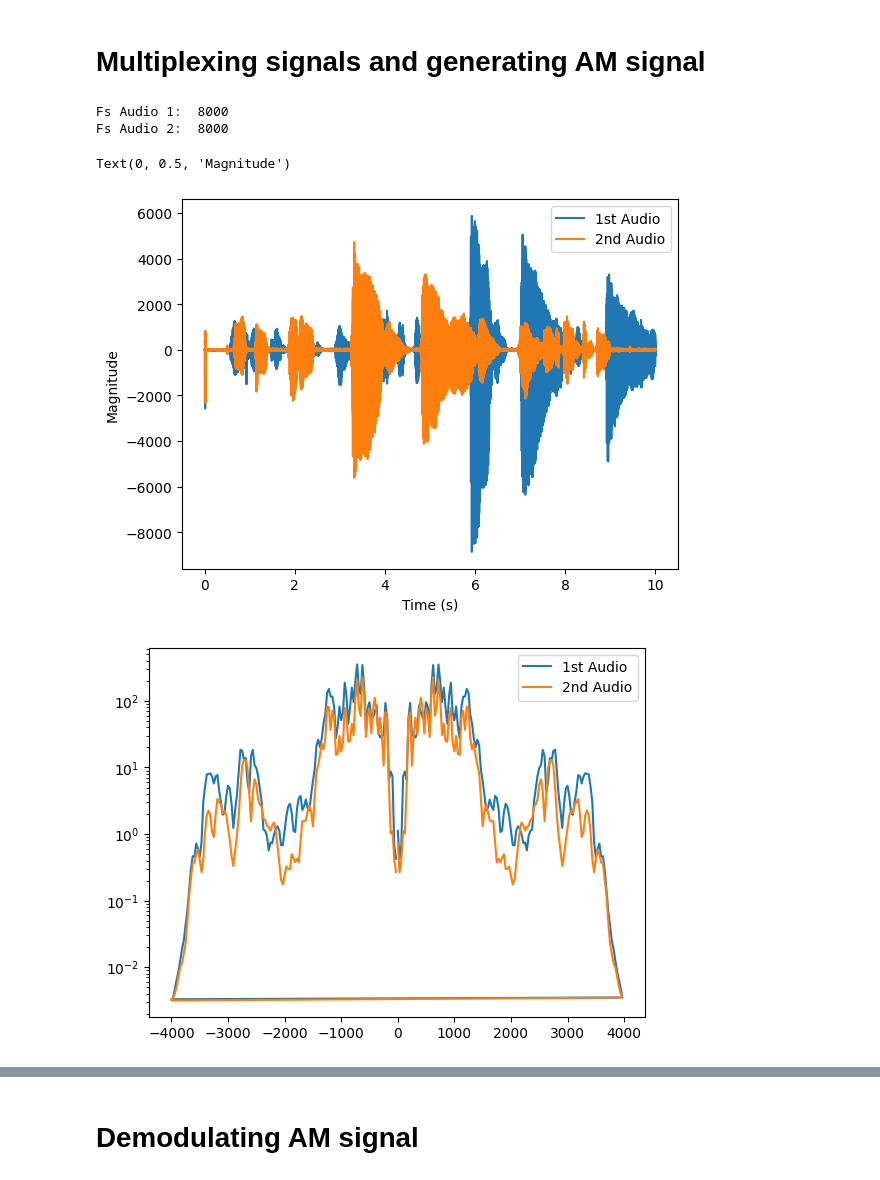
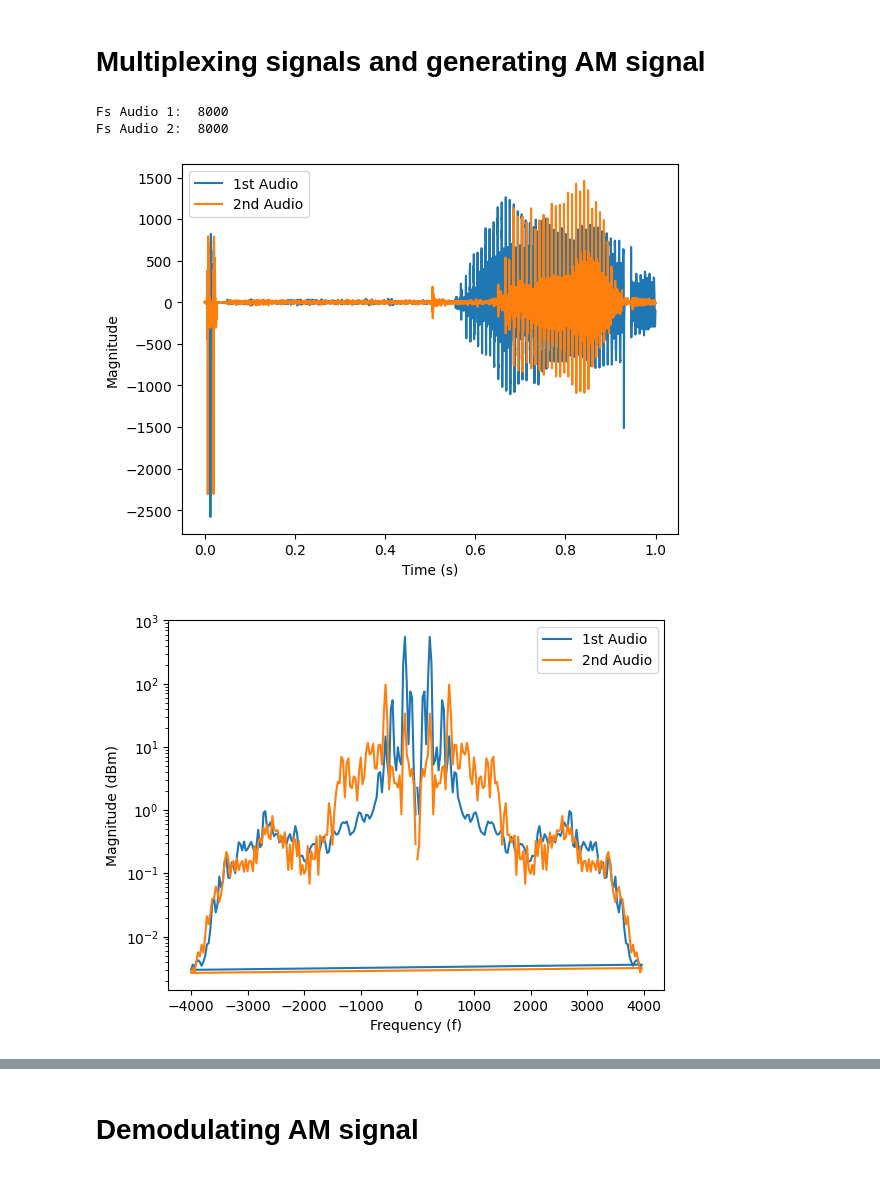
Before and after one commit to cleversonahum/digital_transmission_codes, a Jupyter notebook: codes/am-exercise-1.ipynb, the cells around one changed output, grey strips where cells are left out. Drawn from its saved outputs; the diff is of its cells as text; code cells hidden in the pictures.

```diff
--- a/codes/am-exercise-1.ipynb
+++ b/codes/am-exercise-1.ipynb
@@ -10,21 +10,21 @@ import wave as wv
 # %%
 [Fs1, audio1] = iowav.read('../data/audio1.wav')
 [Fs2, audio2] = iowav.read('../data/audio2.wav')
-t = 10 # 10 seconds of audio
-audio1 = audio1[0:10*Fs1]
-audio2 = audio2[0:10*Fs2]
+t = 1 # 10 seconds of audio
+audio1 = audio1[0:t*Fs1]
+audio2 = audio2[0:t*Fs2]
 print("Fs Audio 1: ",Fs1,"\nFs Audio 2: ",Fs2)
 plt.figure()
 plt.plot(np.arange(len(audio1))/Fs1, audio1, label="1st Audio")
 plt.plot(np.arange(len(audio2))/Fs2, audio2, label="2nd Audio")
 plt.legend()
 plt.xlabel("Time (s)")
 plt.ylabel("Magnitude")
+plt.show()
 # %% [output]
 Fs Audio 1:  8000
 Fs Audio 2:  8000
-Text(0, 0.5, 'Magnitude')
-[figure, old version]
+[figure, new version]
 # %%
 # Plot signal power and frequencies
 xf1, yp1 = signal.welch(audio1, Fs1, return_onesided=False)
@@ -33,6 +33,8 @@ plt.figure()
 plt.semilogy(xf1, yp1, label="1st Audio")
 plt.semilogy(xf2, yp2, label="2nd Audio")
 plt.legend()
+plt.xlabel("Frequency (f)")
+plt.ylabel("Magnitude (dBm)")
 plt.show()
 # %% [output]
-[figure, old version]
+[figure, new version]
```
Also changed, not shown: parts of 10 cells of this notebook.
